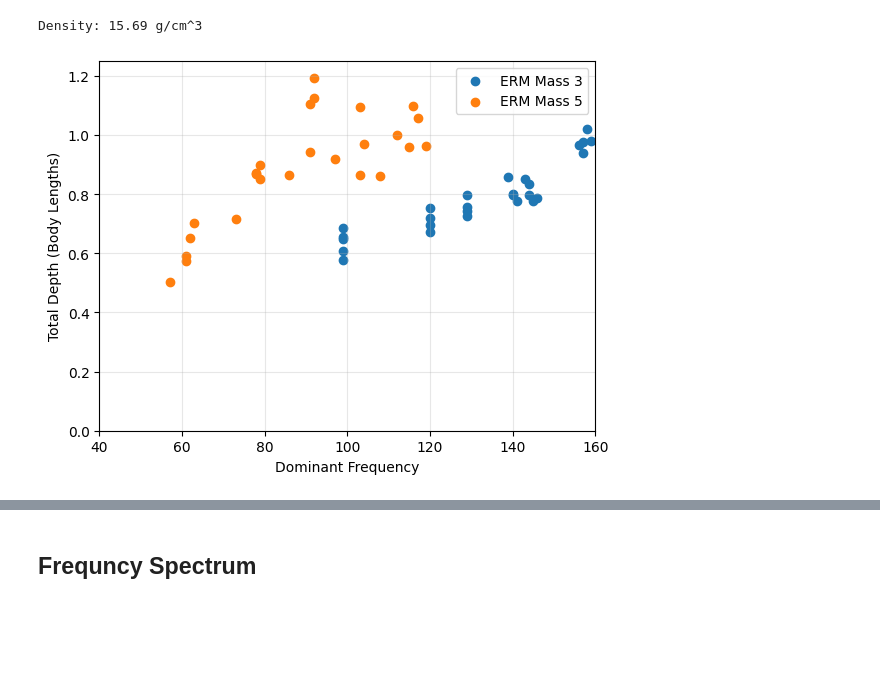
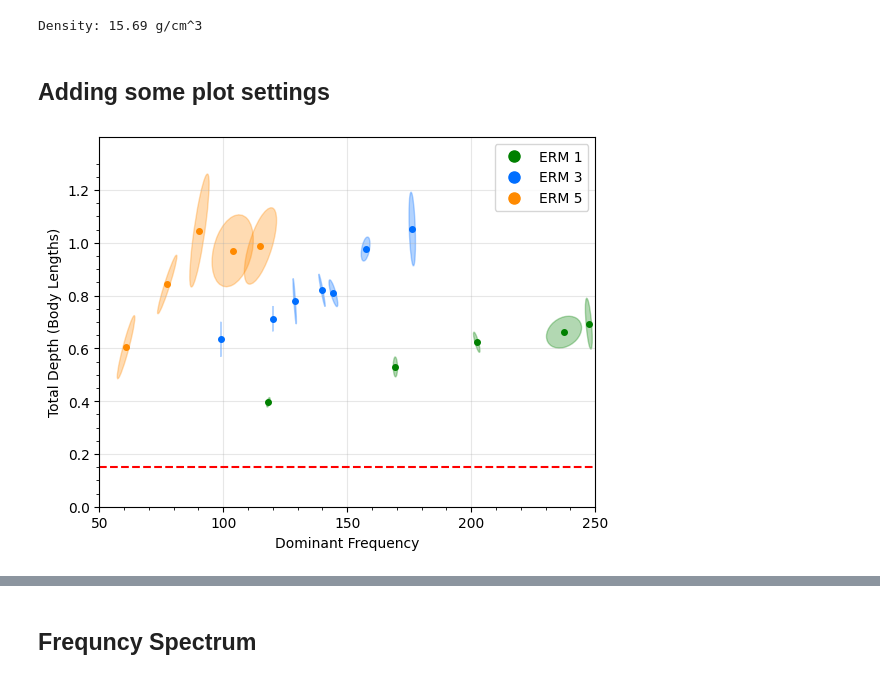
Before and after one commit to OzzysMess/clamming, a Jupyter notebook: master_notes.ipynb, the cells around one changed output, grey strips where cells are left out. Saved outputs shown, nothing was run; the diff lists cells and outputs as text; code cells hidden in the pictures; blank space fills up the shorter version.

```diff
--- a/master_notes.ipynb
+++ b/master_notes.ipynb
@@ -68,3 +57,21 @@ density = mass / (np.pi * (diameter/2)**2 * length)
 print(f"Density: {density:.2f} g/cm^3")
 # %% [output]
 Density: 15.69 g/cm^3
+# %%
+import re
+from pathlib import Path
+import matplotlib.pyplot as plt
+import pandas as pd
+import trim_data_file
+probe_length = 60.2
+
+source_csv = r"Data\frequencyVdepth5.csv"
+trimmed_csv = Path(re.sub(r"(\.csv)$", r"_trimmed\1", source_csv))
+
+trim_data_file.trim_csv_to_consistent_format(source_csv, trimmed_csv)
+data = pd.read_csv(trimmed_csv)
+
+# drop last 2 rows for now
+#data = data.iloc[:-2]
+# %% [markdown]
+## Adding some plot settings
@@ -71,31 +209,26 @@ Density: 15.69 g/cm^3
 # %%
-import numpy as np
-import matplotlib.pyplot as plt
-probe_length = 60.2
+# Frq vs Depth
+ax = plot_mass_scatter(
+    data,
+    lambda subset, mass: subset["Peak Frequency"].astype(float),
+    lambda subset, mass: (subset["Total Depth (mm)"] / probe_length).astype(float),
+    "Dominant Frequency",
+    "Total Depth (Body Lengths)",
+    xlim=(50, 250),
+    ylim=(0, 1.4),
+    confidence_ellipse=1,
+)
+# offsets
+a = 0
+b = 0
 
-fig, ax = plt.subplots()
-ax.grid(True, alpha=0.3)
-
-for mass in [3, 5]:
-    subset = data[data["ERM Mass"] == mass]
-    x = subset["Peak Frequency"].astype(float)
-    y = (subset["Total Depth (mm)"] / probe_length).astype(float)
-
-    ax.scatter(
-        x,
-        y,
-        marker="o",
-        label=f"ERM Mass {mass}"
-    )
-
-
-ax.set_xlabel("Dominant Frequency")
-ax.set_ylabel("Total Depth (Body Lengths)")
-ax.set_ylim(0, 1.25)
-ax.set_xlim(40, 160)
-ax.legend(loc="best")
-
+ax.set_yticks(np.arange(0, pd+a, 0.2))
+ax.set_yticks(np.arange(0, pd+a, 0.2/4), minor=True)
+ax.set_xticks(np.arange(50, pf+b, 50))
+ax.set_xticks(np.arange(50, pf+b, 10), minor=True)
+# add line at y = 8/probe length
+ax.axhline(y=9/probe_length, color='red', linestyle='--', label='starting depth')
 plt.show()
 # %% [output]
-[figure, old version]
+[figure, new version]
 # %%
```
Also changed, not shown: parts of 11 cells of this notebook, 5 other files.
